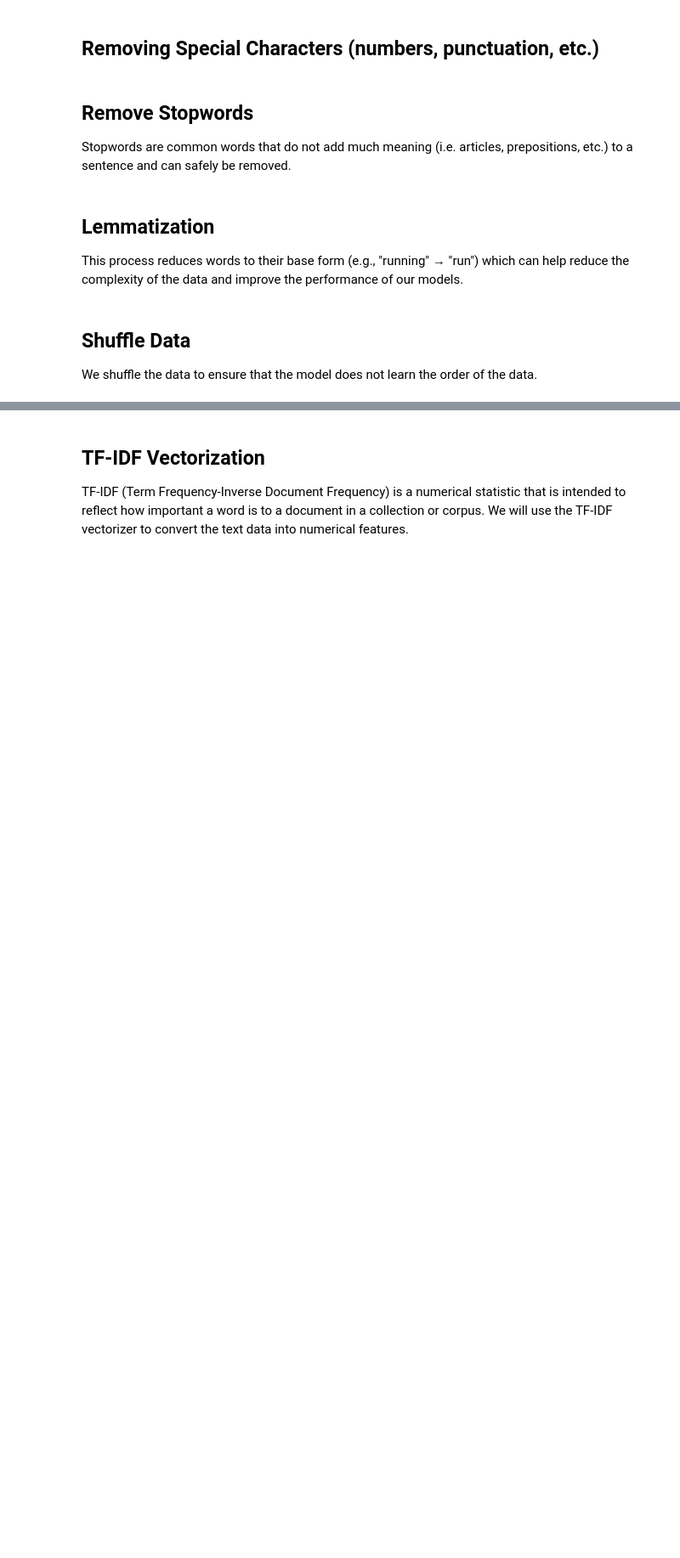
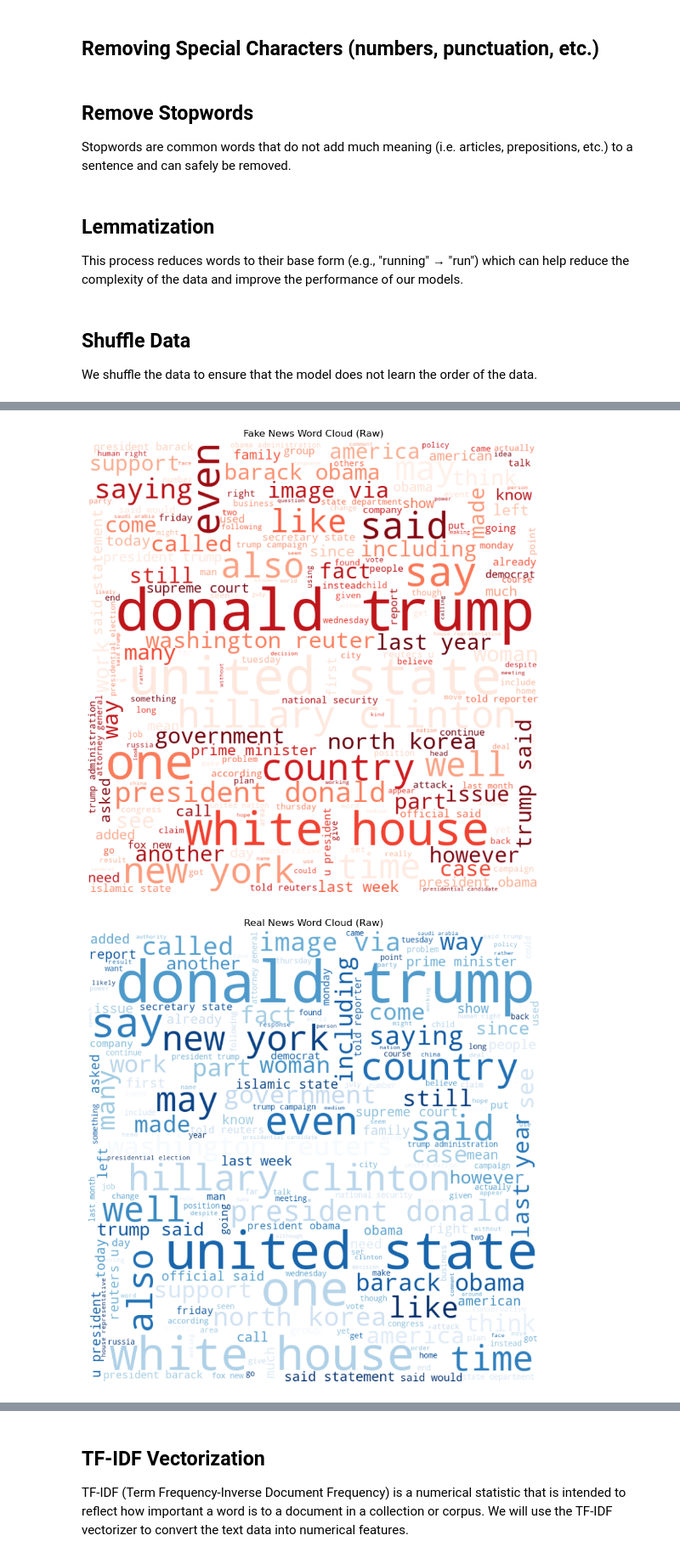
Before and after one commit to oblomovite/fake_news_classifier, a Jupyter notebook: index.ipynb, the cells around one changed output, grey strips where cells are left out. Shown at 85% size. Drawn from its saved outputs; the diff is of its cells as text; code cells hidden in the pictures; blank space fills up the shorter version.

```diff
--- a/index.ipynb
+++ b/index.ipynb
@@ -306,0 +424,6 @@ df_final = df.sample(frac=1, random_state=42).reset_index(drop=True)
+# %%
+generate_wordcloud(df, 1, stop_words, title="Fake News Word Cloud (Raw)", colormap="Reds", save_path="./images/fake_news_wordcloud_raw.png")
+generate_wordcloud(df, 0, stop_words, title="Real News Word Cloud (Raw)", colormap="Blues", save_path="./images/real_news_wordcloud_raw.png")
+# %% [output]
+[figure, added]
+[figure, added]
```
Also changed, not shown: parts of 33 cells of this notebook.
